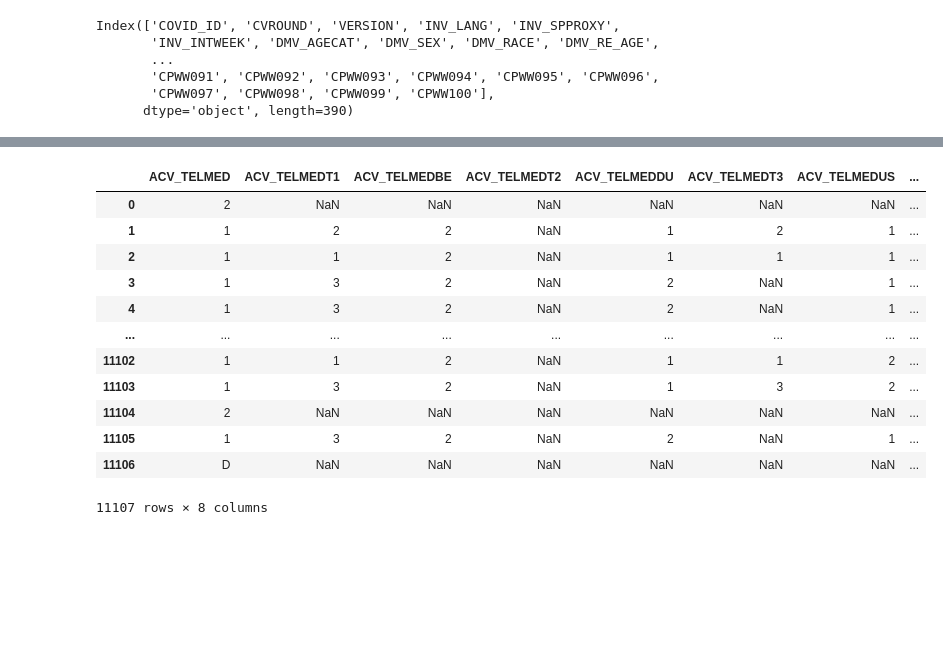
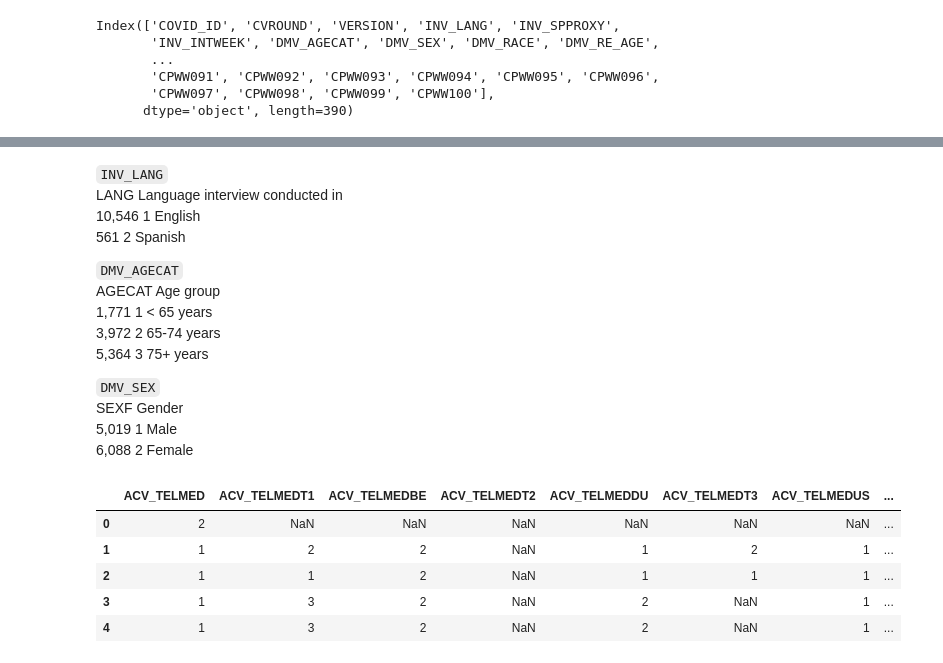
Before and after one commit to slp22/business-project, a Jupyter notebook: cms_covid_survey.ipynb, the cells around one changed output, grey strips where cells are left out. Drawn from its saved outputs; the diff is of its cells as text; code cells hidden in the pictures; blank space fills up the shorter version.

```diff
--- a/cms_covid_survey.ipynb
+++ b/cms_covid_survey.ipynb
@@ -16,5 +16,5 @@ plt.style.use('ggplot')
 sns.set_style("whitegrid")
 %matplotlib inline
 # %%
-df = pd.read_csv('/Users/sandraparedes/Library/CloudStorage/Dropbox/Mac/Downloads/MCBSCOVIDPUF2021W/COVIDPUF_3_2021W.csv')
+raw_df = pd.read_csv('/Users/sandraparedes/Documents/GitHub/metis_dsml/03_business/business-project/COVIDPUF_3_2021W.csv')
 # %%
@@ -77,17 +69,25 @@ dmv_cols
+# %% [markdown]
+`INV_LANG`
+LANG                          Language interview conducted in
+                              10,546                  1  English
+                                 561                  2  Spanish
+
+`DMV_AGECAT`
+AGECAT                        Age group
+                               1,771                  1  < 65 years
+                               3,972                  2  65-74 years
+                               5,364                  3  75+ years
+
+`DMV_SEX`
+SEXF                          Gender
+                               5,019                  1  Male
+                               6,088                  2  Female
 # %%
-tele_cols = df.iloc[:, 19:27:]
-tele_cols
+raw_df.iloc[:, 19:27:].head()
 # %% [output]
 |  | ACV_TELMED | ACV_TELMEDT1 | ACV_TELMEDBE | ACV_TELMEDT2 | ACV_TELMEDDU | ACV_TELMEDT3 | ACV_TELMEDUS | ... |
 | 0 | 2 | NaN | NaN | NaN | NaN | NaN | NaN | ... |
 | 1 | 1 | 2 | 2 | NaN | 1 | 2 | 1 | ... |
 | 2 | 1 | 1 | 2 | NaN | 1 | 1 | 1 | ... |
 | 3 | 1 | 3 | 2 | NaN | 2 | NaN | 1 | ... |
 | 4 | 1 | 3 | 2 | NaN | 2 | NaN | 1 | ... |
-| ... | ... | ... | ... | ... | ... | ... | ... | ... |
-| 11102 | 1 | 1 | 2 | NaN | 1 | 1 | 2 | ... |
-| 11103 | 1 | 3 | 2 | NaN | 1 | 3 | 2 | ... |
-| 11104 | 2 | NaN | NaN | NaN | NaN | NaN | NaN | ... |
-| 11105 | 1 | 3 | 2 | NaN | 2 | NaN | 1 | ... |
-| 11106 | D | NaN | NaN | NaN | NaN | NaN | NaN | ... |
-11107 rows × 8 columns
```
Also changed, not shown: parts of 17 cells of this notebook.
